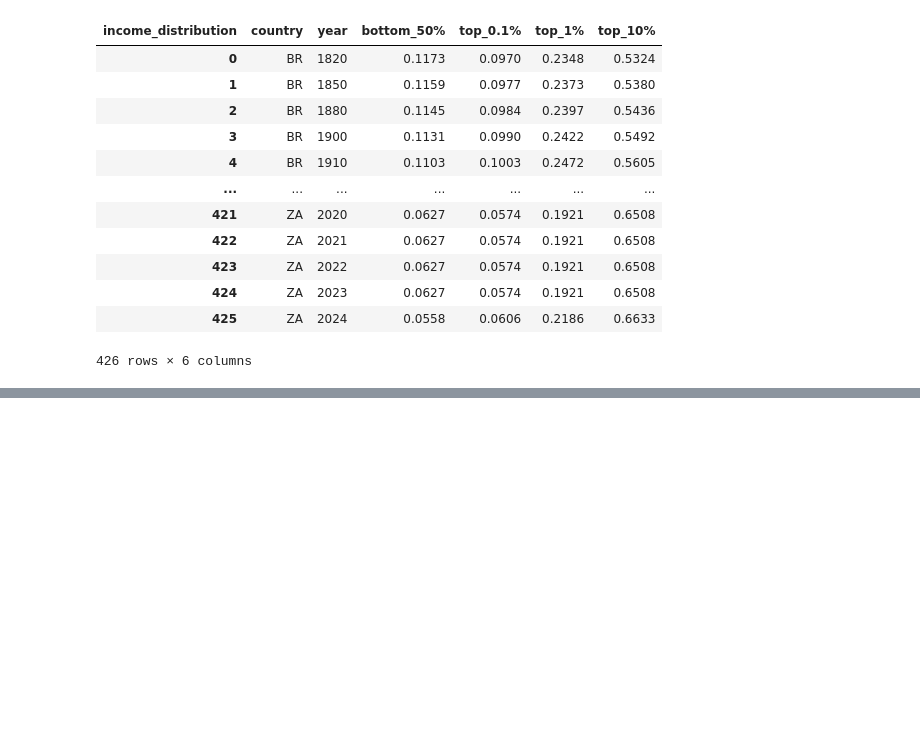
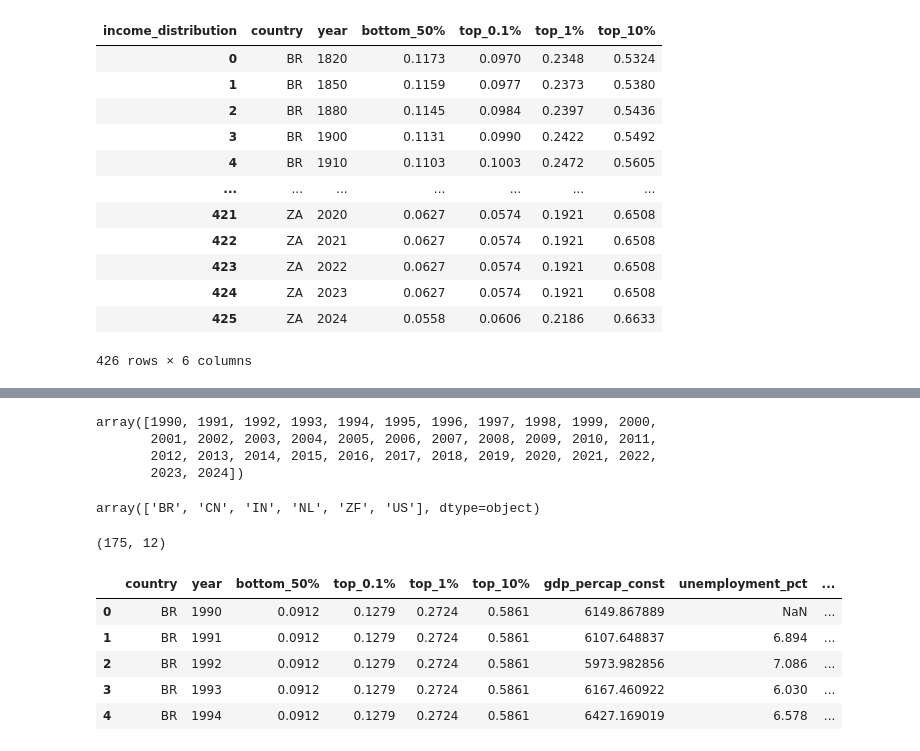
Before and after one commit to princeixr/Income_inequality, a Jupyter notebook: 602_indicators.ipynb, the cells around one changed output, grey strips where cells are left out. Cells and saved outputs as stored; diff of their text form; code cells hidden in the pictures; blank space fills up the shorter version.

```diff
--- a/602_indicators.ipynb
+++ b/602_indicators.ipynb
@@ -366,0 +272,3 @@ df_merged[:40]
+# %%
+inequality_df = df_wide[(df_wide['year'] >= 1990) & (df_wide['year'] <= 2024)]
+inequality_df.head()
@@ -366,0 +312,13 @@ df_merged[:40]
+# %%
+country_name_to_code_map = {
+    'Brazil': 'BR',
+    'India': 'IN',
+    'United States': 'US',
+    'China': 'CN',
+    'Netherlands': 'NL',
+    'South Africa': 'ZF'
+}
+indicators_df.rename(columns={'country_name': 'country'}, inplace=True)
+indicators_df['country'] = indicators_df['country'].replace(country_name_to_code_map)
+print(indicators_df.shape)
+indicators_df.head()
@@ -366,0 +333,26 @@ df_merged[:40]
+# %%
+indicators_df.year.unique()
+# %% [output]
+array([1990, 1991, 1992, 1993, 1994, 1995, 1996, 1997, 1998, 1999, 2000,
+       2001, 2002, 2003, 2004, 2005, 2006, 2007, 2008, 2009, 2010, 2011,
+       2012, 2013, 2014, 2015, 2016, 2017, 2018, 2019, 2020, 2021, 2022,
+       2023, 2024])
+# %%
+indicators_df.country.unique()
+# %% [output]
+array(['BR', 'CN', 'IN', 'NL', 'ZF', 'US'], dtype=object)
+# %%
+# Now attempt the merge again
+df_merge = pd.merge(inequality_df, indicators_df, on=['country', 'year'])
+
+# Print head of the merged dataframe to verify
+print(df_merge.shape)
+df_merge.head()
+# %% [output]
+(175, 12)
+|  | country | year | bottom_50% | top_0.1% | top_1% | top_10% | gdp_percap_const | unemployment_pct | ... |
+| 0 | BR | 1990 | 0.0912 | 0.1279 | 0.2724 | 0.5861 | 6149.867889 | NaN | ... |
+| 1 | BR | 1991 | 0.0912 | 0.1279 | 0.2724 | 0.5861 | 6107.648837 | 6.894 | ... |
+| 2 | BR | 1992 | 0.0912 | 0.1279 | 0.2724 | 0.5861 | 5973.982856 | 7.086 | ... |
+| 3 | BR | 1993 | 0.0912 | 0.1279 | 0.2724 | 0.5861 | 6167.460922 | 6.030 | ... |
+| 4 | BR | 1994 | 0.0912 | 0.1279 | 0.2724 | 0.5861 | 6427.169019 | 6.578 | ... |
```
Also changed, not shown: parts of 14 cells of this notebook.
